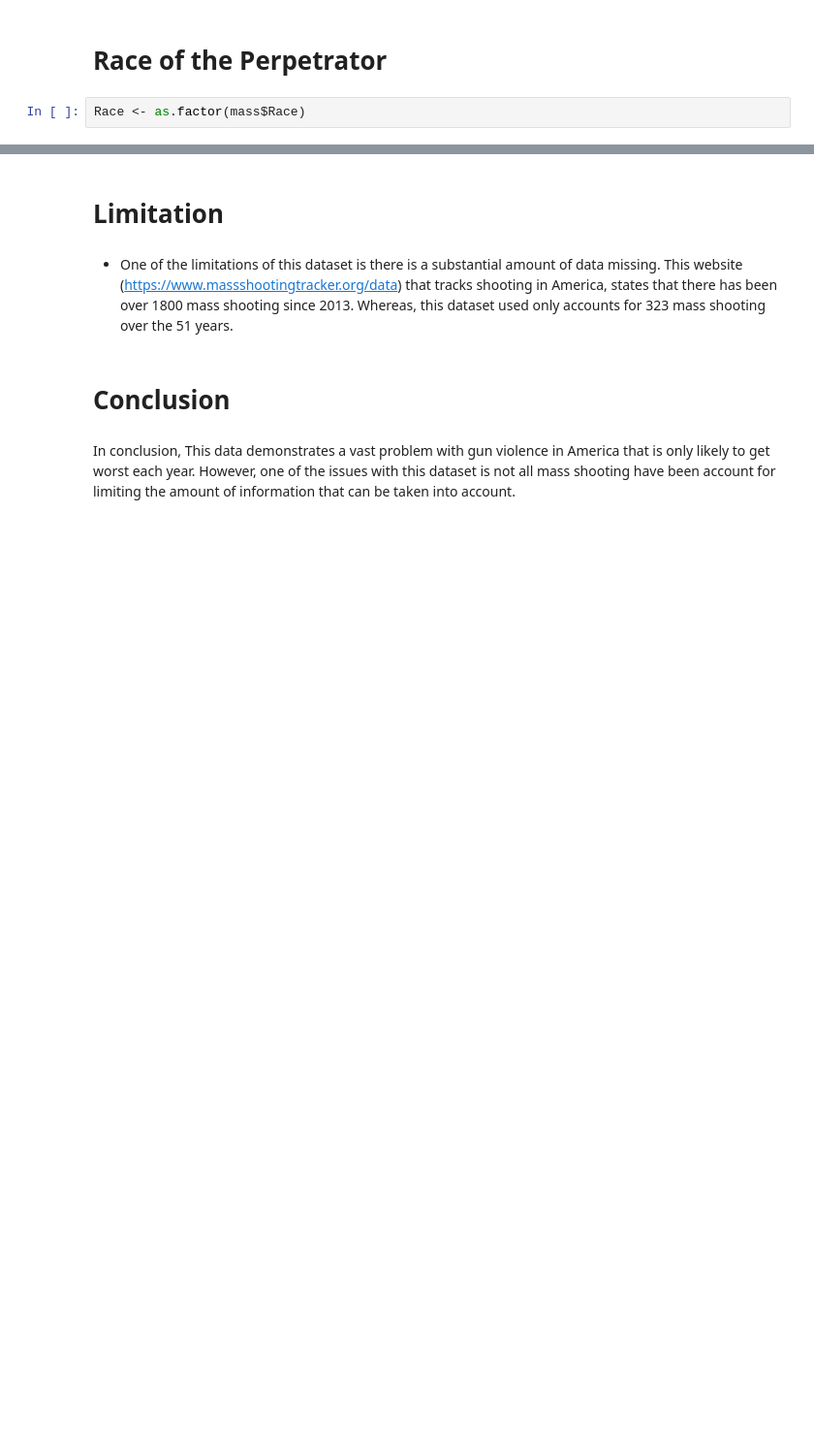
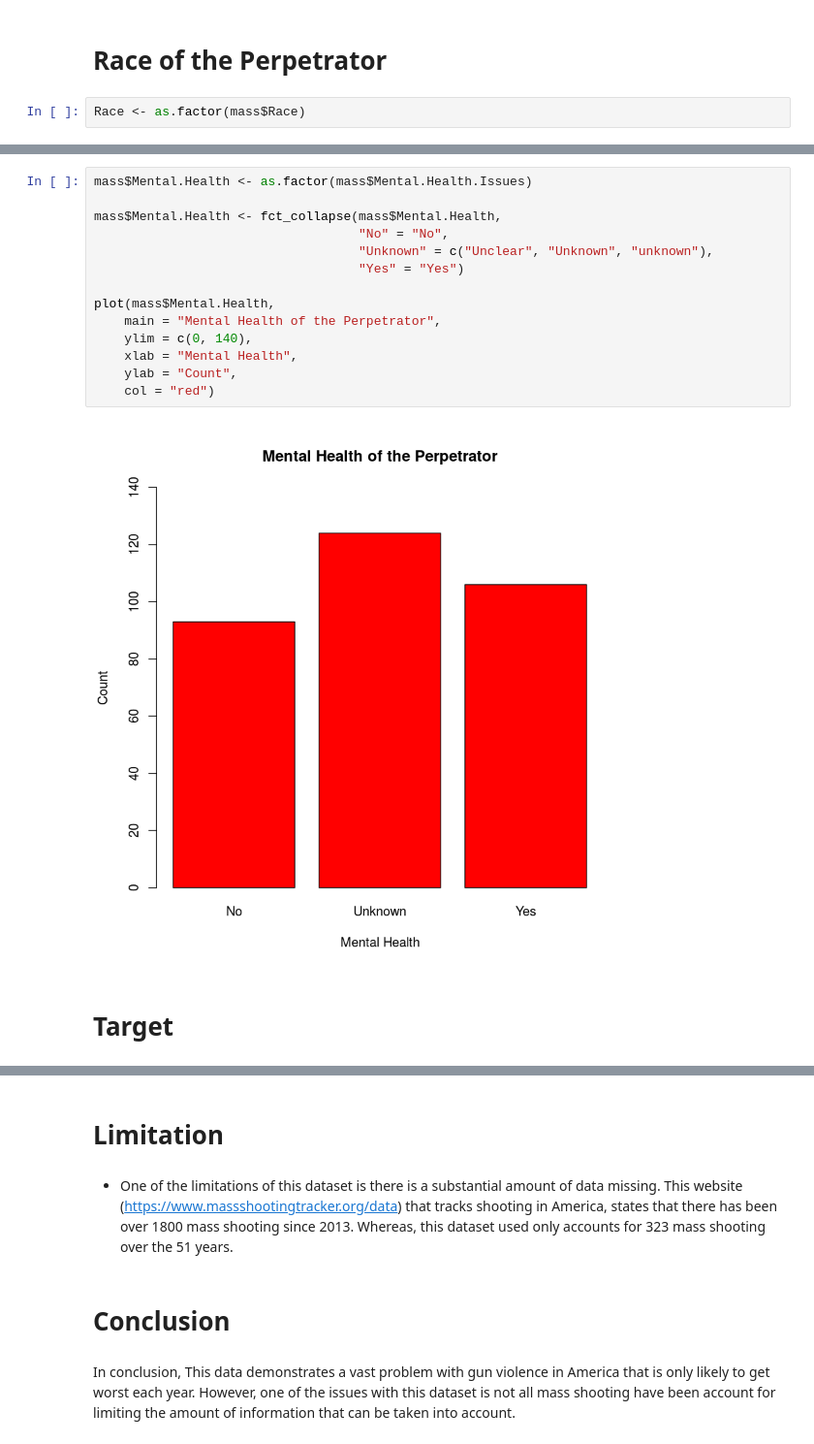
Before and after one commit to JamesLweller/JamesLweller.github.io, a Jupyter notebook: Shooting 1966 - 2017.ipynb, the cells around one changed output, grey strips where cells are left out. Shown at 97% size. Saved outputs shown, nothing was run; the diff lists cells and outputs as text; blank space fills up the shorter version.

```diff
--- a/Shooting 1966 - 2017.ipynb
+++ b/Shooting 1966 - 2017.ipynb
@@ -245,0 +245,18 @@ plot(Race,
+# %%
+mass$Mental.Health <- as.factor(mass$Mental.Health.Issues)
+
+mass$Mental.Health <- fct_collapse(mass$Mental.Health,
+                                   "No" = "No",
+                                   "Unknown" = c("Unclear", "Unknown", "unknown"),
+                                   "Yes" = "Yes")
+
+plot(mass$Mental.Health,
+    main = "Mental Health of the Perpetrator",
+    ylim = c(0, 140),
+    xlab = "Mental Health",
+    ylab = "Count",
+    col = "red")
+# %% [output]
+[figure, added]
+# %% [markdown]
+# Target
```
Also changed, not shown: parts of 11 cells of this notebook.
